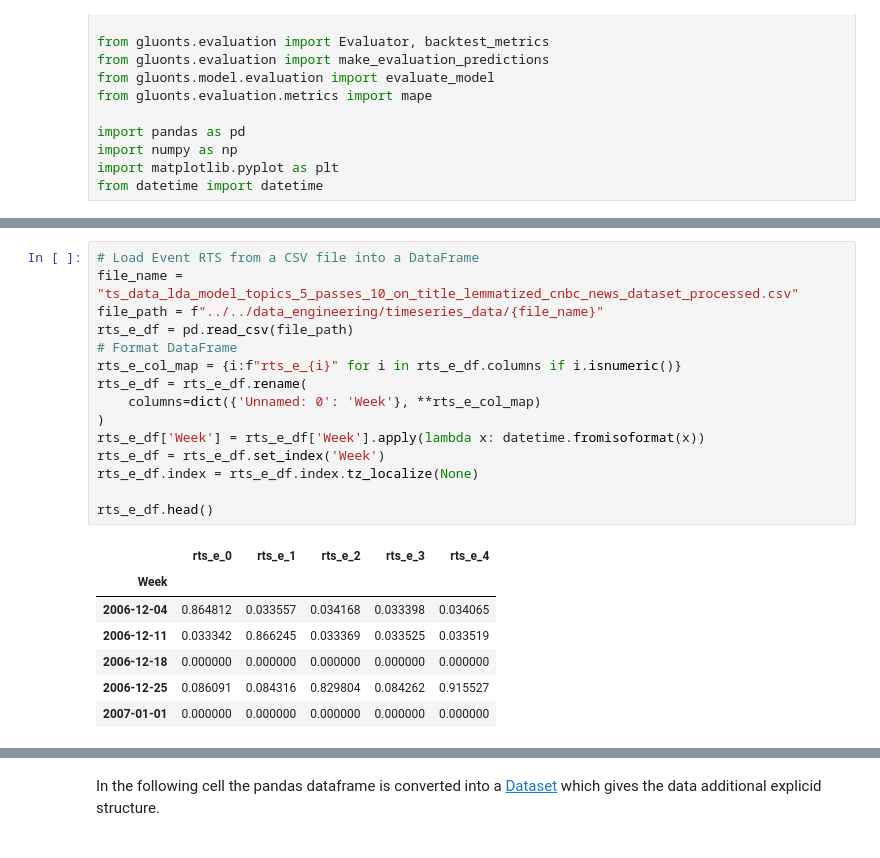
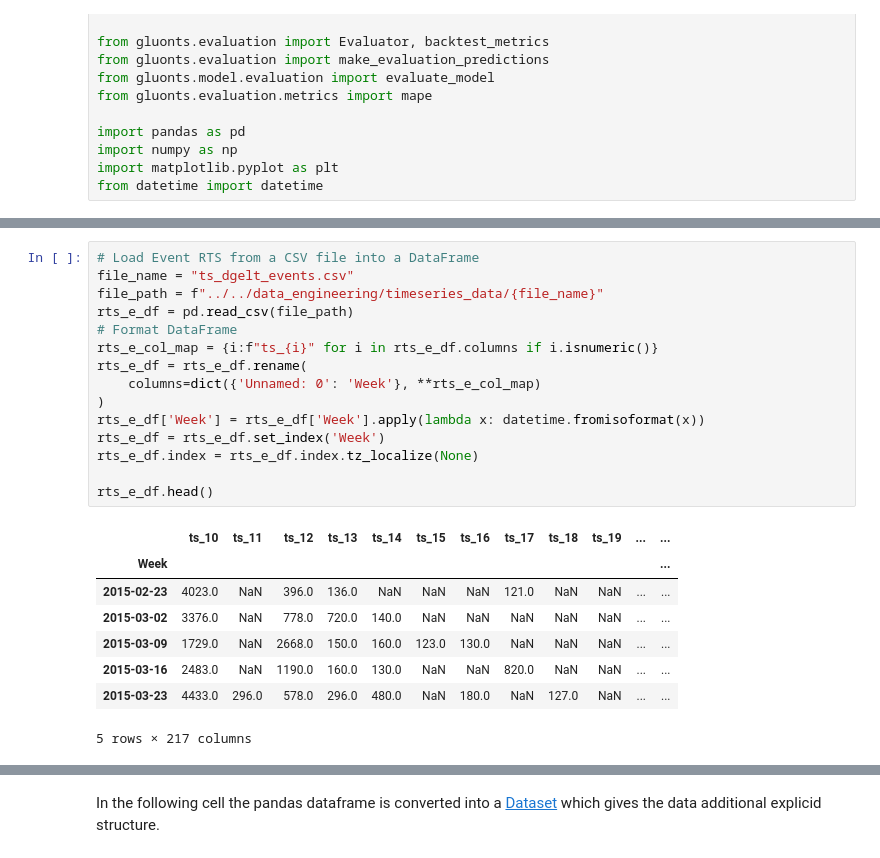
Before and after one commit to jhb300/project_submission_hai_performer, a Jupyter notebook: modelling/exploration/forecast_exploration_notebook_1.ipynb, the cells around one changed output, grey strips where cells are left out. Saved outputs shown, nothing was run; the diff lists cells and outputs as text.

```diff
--- a/modelling/exploration/forecast_exploration_notebook_1.ipynb
+++ b/modelling/exploration/forecast_exploration_notebook_1.ipynb
@@ -68,27 +68,28 @@ rts_f_df.head()
 5 rows × 266 columns
 # %%
 # Load Event RTS from a CSV file into a DataFrame
-file_name = "ts_data_lda_model_topics_5_passes_10_on_title_lemmatized_cnbc_news_dataset_processed.csv"
+file_name = "ts_dgelt_events.csv"
 file_path = f"../../data_engineering/timeseries_data/{file_name}"
 rts_e_df = pd.read_csv(file_path)
 # Format DataFrame
-rts_e_col_map = {i:f"rts_e_{i}" for i in rts_e_df.columns if i.isnumeric()}
+rts_e_col_map = {i:f"ts_{i}" for i in rts_e_df.columns if i.isnumeric()}
 rts_e_df = rts_e_df.rename(
     columns=dict({'Unnamed: 0': 'Week'}, **rts_e_col_map)
 )
 rts_e_df['Week'] = rts_e_df['Week'].apply(lambda x: datetime.fromisoformat(x))
 rts_e_df = rts_e_df.set_index('Week')
 rts_e_df.index = rts_e_df.index.tz_localize(None)
 
 rts_e_df.head()
 # %% [output]
-|  | rts_e_0 | rts_e_1 | rts_e_2 | rts_e_3 | rts_e_4 |
-| Week |  |  |  |  |  |
-| 2006-12-04 | 0.864812 | 0.033557 | 0.034168 | 0.033398 | 0.034065 |
-| 2006-12-11 | 0.033342 | 0.866245 | 0.033369 | 0.033525 | 0.033519 |
-| 2006-12-18 | 0.000000 | 0.000000 | 0.000000 | 0.000000 | 0.000000 |
-| 2006-12-25 | 0.086091 | 0.084316 | 0.829804 | 0.084262 | 0.915527 |
-| 2007-01-01 | 0.000000 | 0.000000 | 0.000000 | 0.000000 | 0.000000 |
+|  | ts_10 | ts_11 | ts_12 | ts_13 | ts_14 | ts_15 | ts_16 | ts_17 | ts_18 | ts_19 | ... | ... |
+| Week |  |  |  |  |  |  |  |  |  |  |  | ... |
+| 2015-02-23 | 4023.0 | NaN | 396.0 | 136.0 | NaN | NaN | NaN | 121.0 | NaN | NaN | ... | ... |
+| 2015-03-02 | 3376.0 | NaN | 778.0 | 720.0 | 140.0 | NaN | NaN | NaN | NaN | NaN | ... | ... |
+| 2015-03-09 | 1729.0 | NaN | 2668.0 | 150.0 | 160.0 | 123.0 | 130.0 | NaN | NaN | NaN | ... | ... |
+| 2015-03-16 | 2483.0 | NaN | 1190.0 | 160.0 | 130.0 | NaN | NaN | 820.0 | NaN | NaN | ... | ... |
+| 2015-03-23 | 4433.0 | 296.0 | 578.0 | 296.0 | 480.0 | NaN | 180.0 | NaN | 127.0 | NaN | ... | ... |
+5 rows × 217 columns
 # %%
 # Join TTS and RTS into a single DataFrame
 ts_df = tts_df.join(rts_e_df).join(rts_f_df)
```
Also changed, not shown: parts of 4 cells of this notebook, 1 other file.
